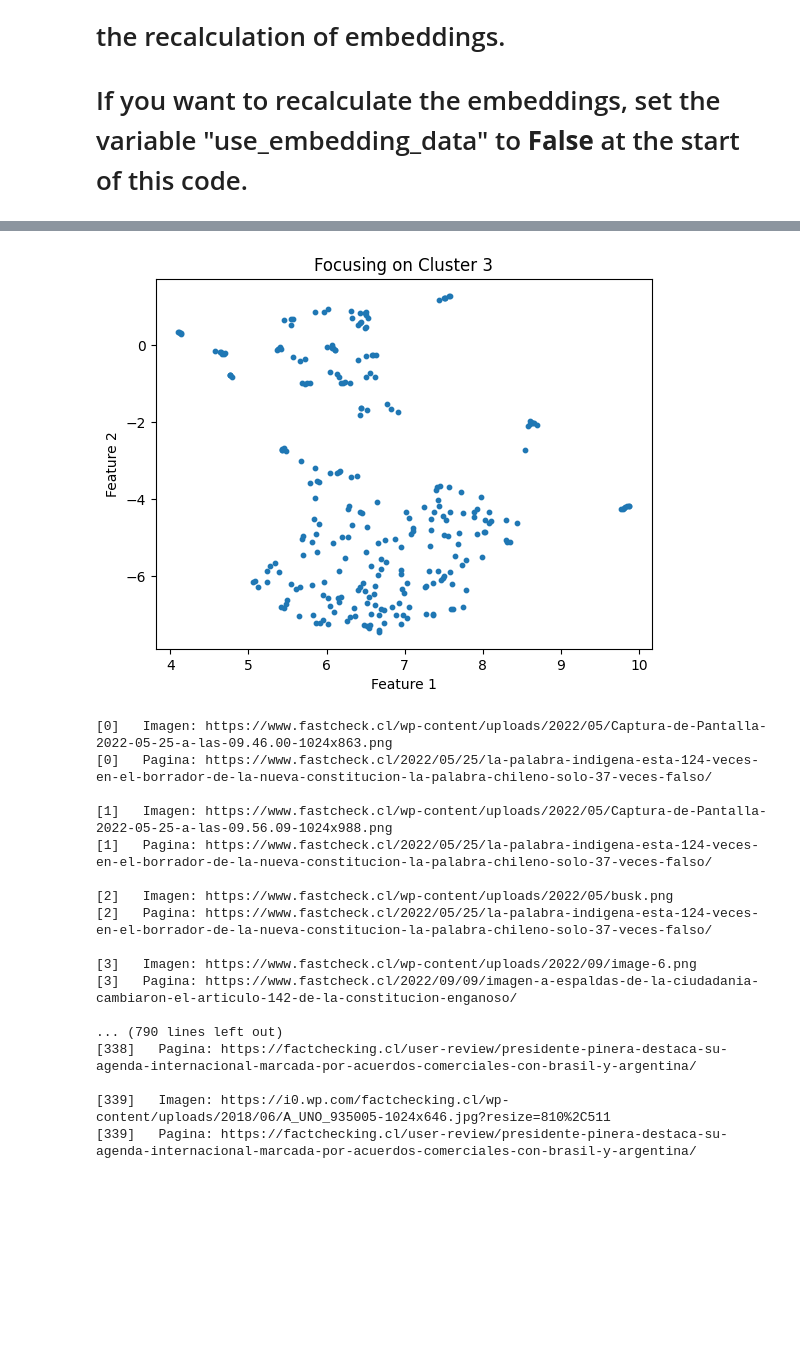
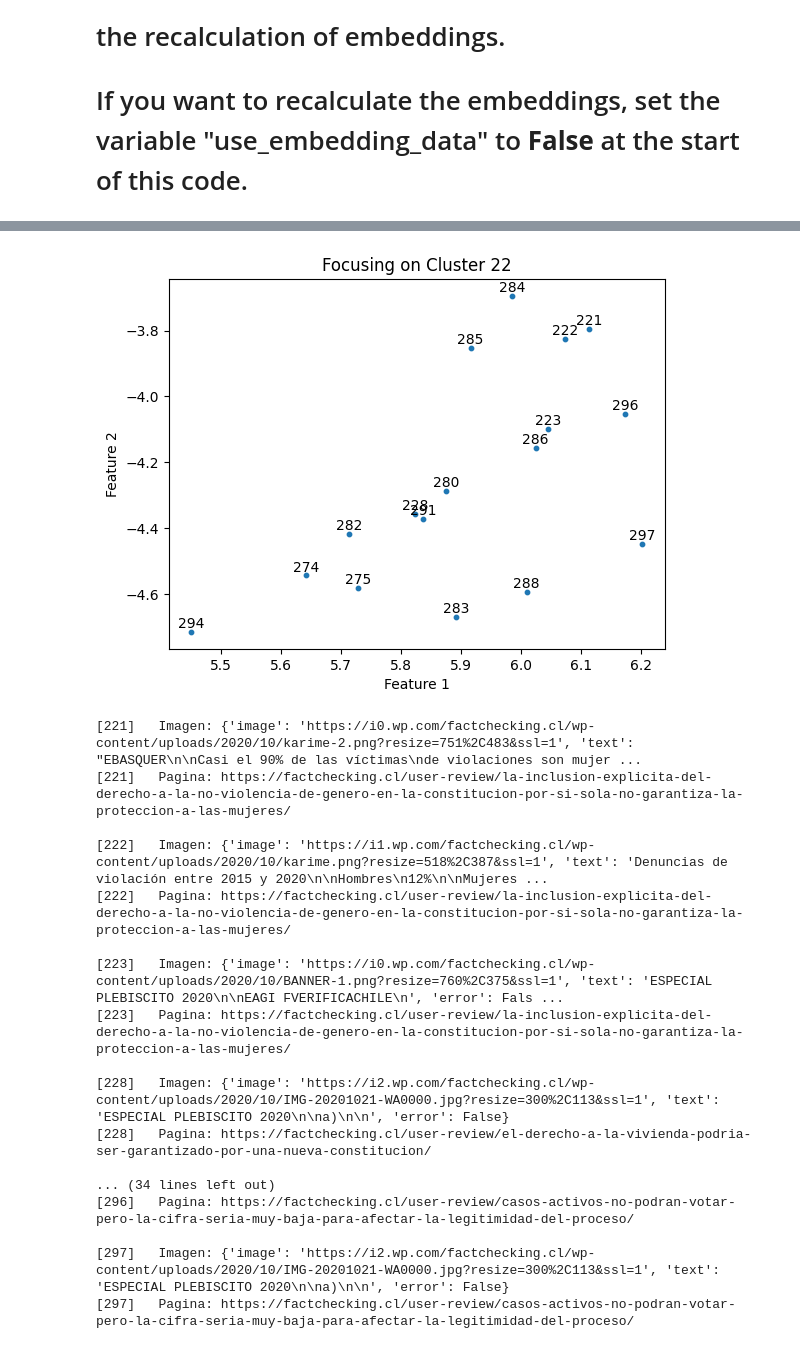
Before and after one commit to MolodyGs/Multimodal-News-Data-Collection, a Jupyter notebook: src/models/image_model/image_model.ipynb, the cells around one changed output, grey strips where cells are left out. Cells and saved outputs as stored; diff of their text form; code cells hidden in the pictures; blank space fills up the shorter version.

```diff
--- a/src/models/image_model/image_model.ipynb
+++ b/src/models/image_model/image_model.ipynb
@@ -101,7 +90,7 @@ if not use_embeddings_data:
     # Obtiene datos de fact checking
     json_data = {}
 
-    with open("../../fact_checking_data/fact_checking_data_extracted.json", 'r', encoding='utf-8') as file:
+    with open("./json_data_fact_checking.json", 'r', encoding='utf-8') as file:
         json_data = json.load(file)
 
     json_data_fact_checking = check_images(json_data["pages"])
@@ -192,6 +175,7 @@ if not use_embeddings_data:
     text_embeddings_2nd = torch.load('../embeddings/2nd_text_embeddings.pt')
     image_embeddings_fact_checking = torch.load('../embeddings/fact_checking_image_embeddings.pt')
     text_embeddings_fact_checking = torch.load('../embeddings/fact_checking_text_embeddings.pt')
+    # text_embeddings = torch.load('../embeddings/total_embeddings_with_image_text.pt')
 
     #Texto
     text_embeddings_1st = torch.from_numpy(text_embeddings_1st).float()
@@ -214,3 +198,5 @@ if not use_embeddings_data:
     #Forma Final
     print(hybrid_embeddings.shape)
     torch.save(hybrid_embeddings, '../embeddings/hybrid_embeddings.pt')
+else:
+    hybrid_embeddings = torch.load('../embeddings/hybrid_embeddings.pt')
@@ -227,14 +206,11 @@ torch.Size([340, 1280])
 # If you want to use the precomputed local embeddings data (located at /embeddings), please set the variable "use_embeddings_data" to **True** at the start of this code. This will save time by avoiding the recalculation of embeddings.
 
 # If you want to recalculate the embeddings, set the variable "use_embedding_data" to **False** at the start of this code.
-# %%
-if use_embeddings_data:
-    hybrid_embeddings = torch.load('../embeddings/hybrid_embeddings.pt')
 # %%
 umap_model= UMAP(n_components=2, random_state=42)
 embeddings_2d = umap_model.fit_transform(hybrid_embeddings)
 
-clusterer = hdbscan.HDBSCAN(min_cluster_size=3, min_samples=3, cluster_selection_epsilon=1.40)
+clusterer = hdbscan.HDBSCAN(min_cluster_size=5, min_samples=1, cluster_selection_epsilon=0.01)
 cluster_labels = clusterer.fit_predict(embeddings_2d)
 
 plt.scatter(embeddings_2d[:, 0], embeddings_2d[:, 1], c=cluster_labels, cmap='viridis', s=10)
@@ -264,45 +240,45 @@ Silhouette Score: 0.6131558418273926
 # %%
-hdbscan_cluster_to_print = 3
+hdbscan_cluster_to_print = 22
 facts_selected = []
 facts_labels = []
 
 for index, fact in enumerate(embeddings_2d):
     if cluster_labels[index] == hdbscan_cluster_to_print:
         facts_selected.append(embeddings_2d[index].tolist())
         facts_labels.append(index)
 
 plt.scatter([fact[0] for fact in facts_selected], [fact[1] for fact in facts_selected], s=10)
-# for x, y, label in zip([fact[0] for fact in facts_selected], [fact[1] for fact in facts_selected], facts_labels):
-#     plt.annotate(label, (x, y), textcoords="offset points", xytext=(0, 3), ha='center')
+for x, y, label in zip([fact[0] for fact in facts_selected], [fact[1] for fact in facts_selected], facts_labels):
+    plt.annotate(label, (x, y), textcoords="offset points", xytext=(0, 3), ha='center')
 plt.title(f'Focusing on Cluster {hdbscan_cluster_to_print}')
 plt.xlabel('Feature 1')
 plt.ylabel('Feature 2')
 plt.show()
 
 json_data_combined = json_data_fast_check_1_fixed["pages"] + json_data_fast_check_2_fixed["pages"]
 for index in facts_labels:
     print(f"[{index}]   Imagen: {image_relationships[index]['image']}")
     print(f"[{index}]   Pagina: {image_relationships[index]['page']['link']}")
     print("")
 # %% [output]
-[figure, old version]
+[figure, new version]
-[0]   Imagen: https://www.fastcheck.cl/wp-content/uploads/2022/05/Captura-de-Pantalla-2022-05-25-a-las-09.46.00-1024x863.png
-[0]   Pagina: https://www.fastcheck.cl/2022/05/25/la-palabra-indigena-esta-124-veces-en-el-borrador-de-la-nueva-constitucion-la-palabra-chileno-solo-37-veces-falso/
+[221]   Imagen: {'image': 'https://i0.wp.com/factchecking.cl/wp-content/uploads/2020/10/karime-2.png?resize=751%2C483&ssl=1', 'text': "EBASQUER\n\nCasi el 90% de las víctimas\nde violaciones son mujer ...
+[221]   Pagina: https://factchecking.cl/user-review/la-inclusion-explicita-del-derecho-a-la-no-violencia-de-genero-en-la-constitucion-por-si-sola-no-garantiza-la-proteccion-a-las-mujeres/
 
-[1]   Imagen: https://www.fastcheck.cl/wp-content/uploads/2022/05/Captura-de-Pantalla-2022-05-25-a-las-09.56.09-1024x988.png
-[1]   Pagina: https://www.fastcheck.cl/2022/05/25/la-palabra-indigena-esta-124-veces-en-el-borrador-de-la-nueva-constitucion-la-palabra-chileno-solo-37-veces-falso/
+[222]   Imagen: {'image': 'https://i1.wp.com/factchecking.cl/wp-content/uploads/2020/10/karime.png?resize=518%2C387&ssl=1', 'text': 'Denuncias de violación entre 2015 y 2020\n\nHombres\n12%\n\nMujeres ...
+[222]   Pagina: https://factchecking.cl/user-review/la-inclusion-explicita-del-derecho-a-la-no-violencia-de-genero-en-la-constitucion-por-si-sola-no-garantiza-la-proteccion-a-las-mujeres/
 
-[2]   Imagen: https://www.fastcheck.cl/wp-content/uploads/2022/05/busk.png
-[2]   Pagina: https://www.fastcheck.cl/2022/05/25/la-palabra-indigena-esta-124-veces-en-el-borrador-de-la-nueva-constitucion-la-palabra-chileno-solo-37-veces-falso/
+[223]   Imagen: {'image': 'https://i0.wp.com/factchecking.cl/wp-content/uploads/2020/10/BANNER-1.png?resize=760%2C375&ssl=1', 'text': 'ESPECIAL PLEBISCITO 2020\n\nEAGI FVERIFICACHILE\n', 'error': Fals ...
+[223]   Pagina: https://factchecking.cl/user-review/la-inclusion-explicita-del-derecho-a-la-no-violencia-de-genero-en-la-constitucion-por-si-sola-no-garantiza-la-proteccion-a-las-mujeres/
 
-[3]   Imagen: https://www.fastcheck.cl/wp-content/uploads/2022/09/image-6.png
-[3]   Pagina: https://www.fastcheck.cl/2022/09/09/imagen-a-espaldas-de-la-ciudadania-cambiaron-el-articulo-142-de-la-constitucion-enganoso/
+[228]   Imagen: {'image': 'https://i2.wp.com/factchecking.cl/wp-content/uploads/2020/10/IMG-20201021-WA0000.jpg?resize=300%2C113&ssl=1', 'text': 'ESPECIAL PLEBISCITO 2020\n\na)\n\n', 'error': False}
+[228]   Pagina: https://factchecking.cl/user-review/el-derecho-a-la-vivienda-podria-ser-garantizado-por-una-nueva-constitucion/
 
-... (790 lines left out)
-[338]   Pagina: https://factchecking.cl/user-review/presidente-pinera-destaca-su-agenda-internacional-marcada-por-acuerdos-comerciales-con-brasil-y-argentina/
+... (34 lines left out)
+[296]   Pagina: https://factchecking.cl/user-review/casos-activos-no-podran-votar-pero-la-cifra-seria-muy-baja-para-afectar-la-legitimidad-del-proceso/
 
-[339]   Imagen: https://i0.wp.com/factchecking.cl/wp-content/uploads/2018/06/A_UNO_935005-1024x646.jpg?resize=810%2C511
-[339]   Pagina: https://factchecking.cl/user-review/presidente-pinera-destaca-su-agenda-internacional-marcada-por-acuerdos-comerciales-con-brasil-y-argentina/
+[297]   Imagen: {'image': 'https://i2.wp.com/factchecking.cl/wp-content/uploads/2020/10/IMG-20201021-WA0000.jpg?resize=300%2C113&ssl=1', 'text': 'ESPECIAL PLEBISCITO 2020\n\na)\n\n', 'error': False}
+[297]   Pagina: https://factchecking.cl/user-review/casos-activos-no-podran-votar-pero-la-cifra-seria-muy-baja-para-afectar-la-legitimidad-del-proceso/
 # %%
 plt.scatter(embeddings_2d[:, 0], embeddings_2d[:, 1], c=cluster_relationships, cmap='viridis', s=10)
 plt.title('Images Associated with Each Text')
```
Also changed, not shown: parts of 10 cells of this notebook, 1 other file.
